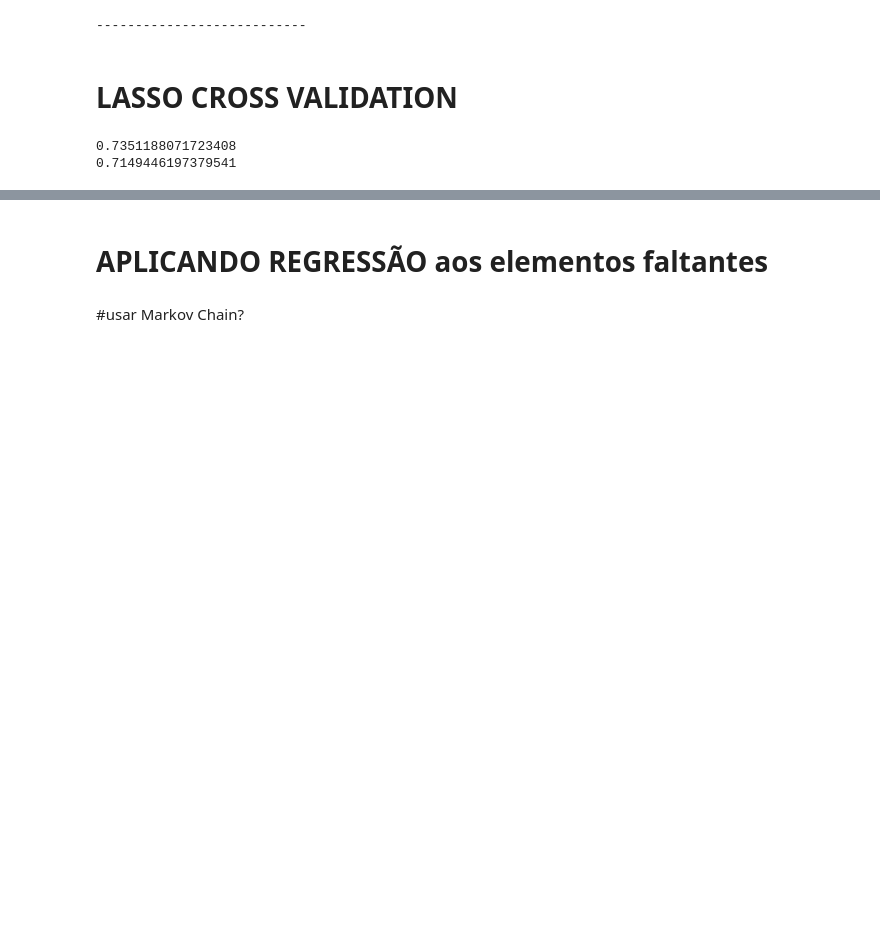
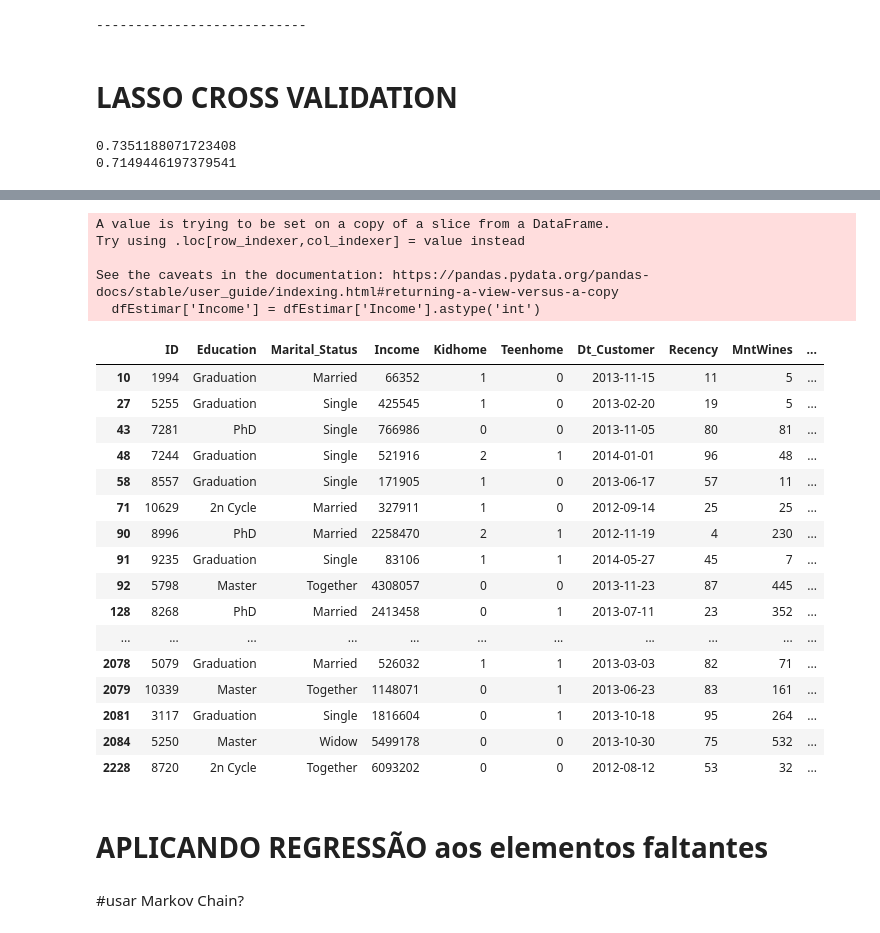
Before and after one commit to ferkrum/ifood-data-analyst-case, a Jupyter notebook: code/prep/preprocessing-3.ipynb, the cells around one changed output, grey strips where cells are left out. Cells and saved outputs as stored; diff of their text form; code cells hidden in the pictures; blank space fills up the shorter version.

Commit message:
predict usando lasso cross validation (r2 = .73)

```diff
--- a/code/prep/preprocessing-3.ipynb
+++ b/code/prep/preprocessing-3.ipynb
@@ -929,0 +939,5 @@ print(lasso_cv.score(x_test_std, y_test))
+# %%
+dfEstimar = df[df['Income'].isnull()] #estimar: com elementos de income faltantes
+dfToPredict = dfEstimar[['NumWebVisitsMonth', 'Kidhome', 'MntFruits', 'MntFishProducts', 'MntSweetProducts', 'NumStorePurchases', 'MntWines', 'MntMeatProducts', 'NumCatalogPurchases']]
+# %%
+yHatPredicted = lasso_cv.predict(dfToPredict)
@@ -929,0 +948,2 @@ print(lasso_cv.score(x_test_std, y_test))
+# %%
+dfEstimar['Income']=yHatPredicted
@@ -930,3 +968,31 @@ print(lasso_cv.score(x_test_std, y_test))
+# %%
+dfEstimar['Income'] = dfEstimar['Income'].astype('int')
+# %% [output]
+A value is trying to be set on a copy of a slice from a DataFrame.
+Try using .loc[row_indexer,col_indexer] = value instead
+
+See the caveats in the documentation: https://pandas.pydata.org/pandas-docs/stable/user_guide/indexing.html#returning-a-view-versus-a-copy
+  dfEstimar['Income'] = dfEstimar['Income'].astype('int')
+# %%
+dfEstimar
+# %% [output]
+|  | ID | Education | Marital_Status | Income | Kidhome | Teenhome | Dt_Customer | Recency | MntWines | ... |
+| 10 | 1994 | Graduation | Married | 66352 | 1 | 0 | 2013-11-15 | 11 | 5 | ... |
+| 27 | 5255 | Graduation | Single | 425545 | 1 | 0 | 2013-02-20 | 19 | 5 | ... |
+| 43 | 7281 | PhD | Single | 766986 | 0 | 0 | 2013-11-05 | 80 | 81 | ... |
+| 48 | 7244 | Graduation | Single | 521916 | 2 | 1 | 2014-01-01 | 96 | 48 | ... |
+| 58 | 8557 | Graduation | Single | 171905 | 1 | 0 | 2013-06-17 | 57 | 11 | ... |
+| 71 | 10629 | 2n Cycle | Married | 327911 | 1 | 0 | 2012-09-14 | 25 | 25 | ... |
+| 90 | 8996 | PhD | Married | 2258470 | 2 | 1 | 2012-11-19 | 4 | 230 | ... |
+| 91 | 9235 | Graduation | Single | 83106 | 1 | 1 | 2014-05-27 | 45 | 7 | ... |
+| 92 | 5798 | Master | Together | 4308057 | 0 | 0 | 2013-11-23 | 87 | 445 | ... |
+| 128 | 8268 | PhD | Married | 2413458 | 0 | 1 | 2013-07-11 | 23 | 352 | ... |
+| ... | ... | ... | ... | ... | ... | ... | ... | ... | ... | ... |
+| 2078 | 5079 | Graduation | Married | 526032 | 1 | 1 | 2013-03-03 | 82 | 71 | ... |
+| 2079 | 10339 | Master | Together | 1148071 | 0 | 1 | 2013-06-23 | 83 | 161 | ... |
+| 2081 | 3117 | Graduation | Single | 1816604 | 0 | 1 | 2013-10-18 | 95 | 264 | ... |
+| 2084 | 5250 | Master | Widow | 5499178 | 0 | 0 | 2013-10-30 | 75 | 532 | ... |
+| 2228 | 8720 | 2n Cycle | Together | 6093202 | 0 | 0 | 2012-08-12 | 53 | 32 | ... |
 # %% [markdown]
 # APLICANDO REGRESSÃO aos elementos faltantes
 # %% [markdown]
```
Also changed, not shown: parts of 6 cells of this notebook.
